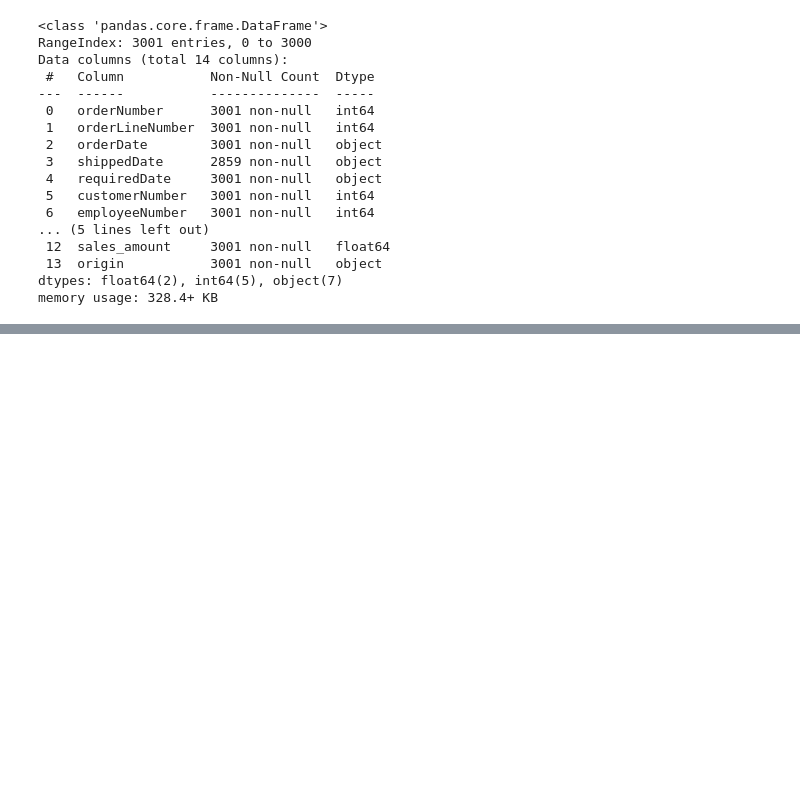
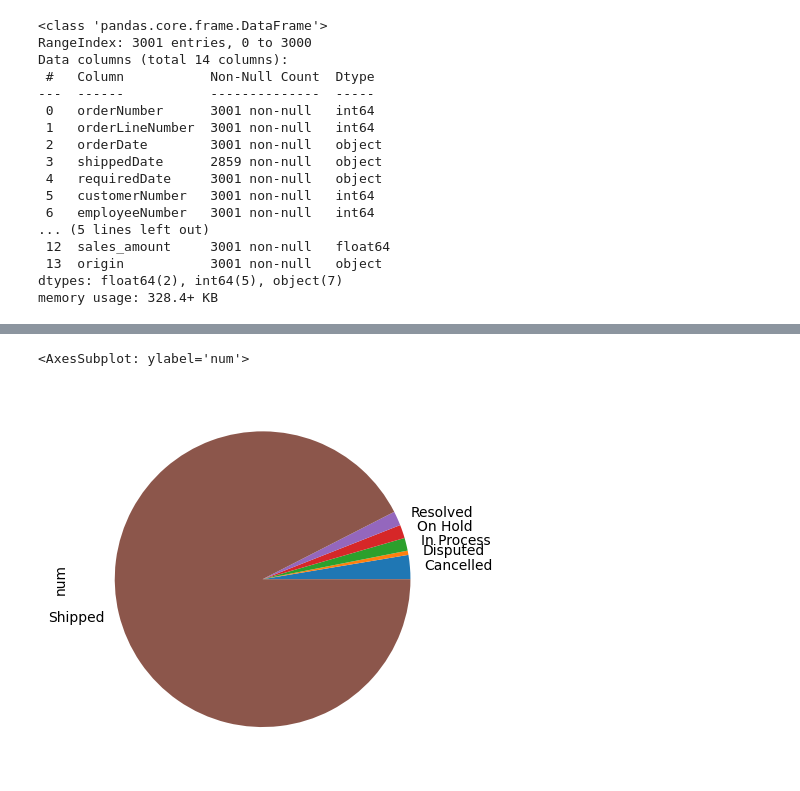
Before and after one commit to ricardoahumada/DataScienceBasics, a Jupyter notebook: ejercicios/05.Visualizacion.ipynb, the cells around one changed output, grey strips where cells are left out. Cells and saved outputs as stored; diff of their text form; code cells hidden in the pictures; blank space fills up the shorter version.

```diff
--- a/ejercicios/05.Visualizacion.ipynb
+++ b/ejercicios/05.Visualizacion.ipynb
@@ -35,0 +58,5 @@ memory usage: 328.4+ KB
+# %%
+status_cats.plot(y='num', kind='pie', legend=False)
+# %% [output]
+<AxesSubplot: ylabel='num'>
+[figure, added]
```
Also changed, not shown: parts of 3 cells of this notebook.
